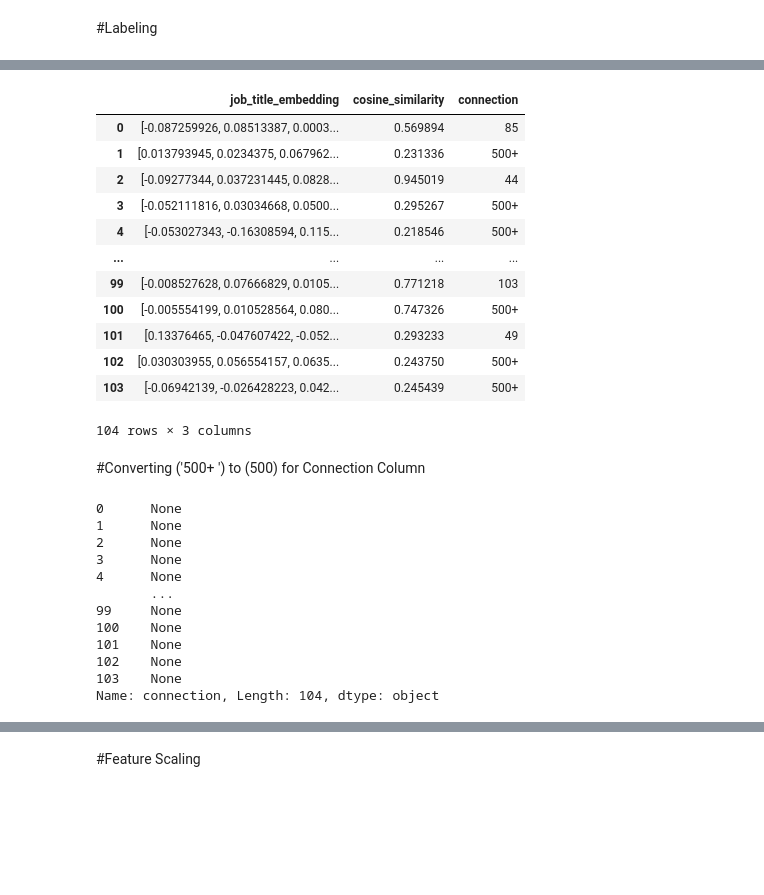
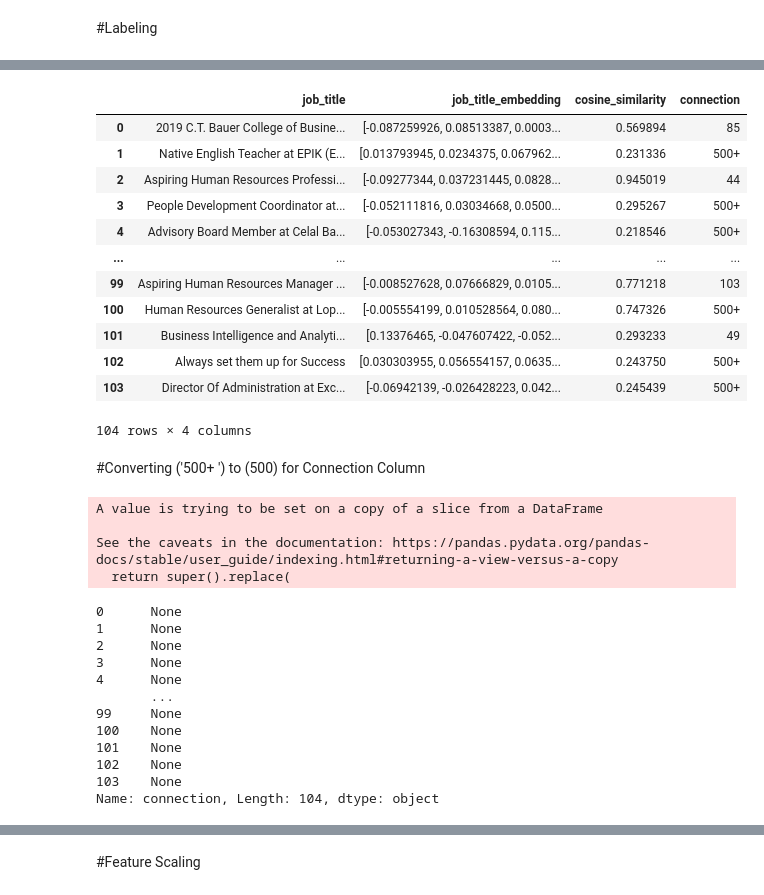
Before and after one commit to AhmedAlYousif-AI/O0Zdp1U9TiVA1Qvv, a Jupyter notebook: Potential Talents Project (Word2Vec).ipynb, the cells around one changed output, grey strips where cells are left out. Drawn from its saved outputs; the diff is of its cells as text; code cells hidden in the pictures; blank space fills up the shorter version.

```diff
--- a/Potential Talents Project (Word2Vec).ipynb
+++ b/Potential Talents Project (Word2Vec).ipynb
@@ -187,7 +187,7 @@ data_3.drop(['fit'], axis=1, inplace=True)
 # %%
-data_3.dropna(subset=['job_title'], inplace=True)
+data_2.dropna(subset=['job_title'], inplace=True)
 
-data_3
+data_2
 # %% [output]
 |  | job_title | location | connection |
 | 0 | 2019 C.T. Bauer College of Busine... | Houston, Texas | 85 |
@@ -228,9 +228,9 @@ data_3.tail()
 | 102 | Always set them up for Success | Greater Los Angeles Area | 500+ |
 | 103 | Director Of Administration at Exc... | Katy, Texas | 500+ |
 # %%
-data_3.drop(['location'], axis=1, inplace=True)
+data_2.drop(['location'], axis=1, inplace=True)
 
-data_3
+data_2
 # %% [output]
 |  | job_title | connection |
 | 0 | 2019 C.T. Bauer College of Busine... | 85 |
@@ -271,10 +271,10 @@ def sentence_to_vector(sentence, model):
     return np.mean([model[word] for word in words], axis=0)
 
 # Apply word2vec to each sentence in the column
-data_3['job_title_embedding'] = data_3['job_title'].apply(lambda x: sentence_to_vector(x, word2vec_model))
+data_2['job_title_embedding'] = data_2['job_title'].apply(lambda x: sentence_to_vector(x, word2vec_model))
 
 # Display results
-print(data_3[['job_title', 'job_title_embedding']])
+print(data_2[['job_title', 'job_title_embedding']])
 # %% [output]
                                              job_title  \
 0    2019 C.T. Bauer College of Business Graduate (...
@@ -296,9 +296,9 @@ print(data_3[['job_title', 'job_title_embedding']])
 # %%
 w1 = sentence_to_vector('Aspiring human resources', word2vec_model)
 # %%
-data_3['cosine_similarity'] = data_3['job_title_embedding'].apply(lambda x: cosine_similarity([w1], [x])[0][0])
+data_2['cosine_similarity'] = data_2['job_title_embedding'].apply(lambda x: cosine_similarity([w1], [x])[0][0])
 
-data_3['cosine_similarity']
+data_2['cosine_similarity']
 # %% [output]
 0      0.569894
 1      0.231336
@@ -353,18 +333,18 @@ labeled_data.drop(['job_title'], axis=1, inplace=True)
 # %%
-labeled_data = labeled_data[['job_title_embedding', 'cosine_similarity', 'connection']]
+data_2 = data_2[['job_title', 'job_title_embedding', 'cosine_similarity', 'connection']]
 
-labeled_data
+data_2
 # %% [output]
-|  | job_title_embedding | cosine_similarity | connection |
-| 0 | [-0.087259926, 0.08513387, 0.0003... | 0.569894 | 85 |
-| 1 | [0.013793945, 0.0234375, 0.067962... | 0.231336 | 500+ |
-| 2 | [-0.09277344, 0.037231445, 0.0828... | 0.945019 | 44 |
-| 3 | [-0.052111816, 0.03034668, 0.0500... | 0.295267 | 500+ |
-| 4 | [-0.053027343, -0.16308594, 0.115... | 0.218546 | 500+ |
-| ... | ... | ... | ... |
-| 99 | [-0.008527628, 0.07666829, 0.0105... | 0.771218 | 103 |
-| 100 | [-0.005554199, 0.010528564, 0.080... | 0.747326 | 500+ |
-| 101 | [0.13376465, -0.047607422, -0.052... | 0.293233 | 49 |
-| 102 | [0.030303955, 0.056554157, 0.0635... | 0.243750 | 500+ |
-| 103 | [-0.06942139, -0.026428223, 0.042... | 0.245439 | 500+ |
+|  | job_title | job_title_embedding | cosine_similarity | connection |
+| 0 | 2019 C.T. Bauer College of Busine... | [-0.087259926, 0.08513387, 0.0003... | 0.569894 | 85 |
+| 1 | Native English Teacher at EPIK (E... | [0.013793945, 0.0234375, 0.067962... | 0.231336 | 500+ |
+| 2 | Aspiring Human Resources Professi... | [-0.09277344, 0.037231445, 0.0828... | 0.945019 | 44 |
+| 3 | People Development Coordinator at... | [-0.052111816, 0.03034668, 0.0500... | 0.295267 | 500+ |
+| 4 | Advisory Board Member at Celal Ba... | [-0.053027343, -0.16308594, 0.115... | 0.218546 | 500+ |
+| ... | ... | ... | ... | ... |
+| 99 | Aspiring Human Resources Manager ... | [-0.008527628, 0.07666829, 0.0105... | 0.771218 | 103 |
+| 100 | Human Resources Generalist at Lop... | [-0.005554199, 0.010528564, 0.080... | 0.747326 | 500+ |
+| 101 | Business Intelligence and Analyti... | [0.13376465, -0.047607422, -0.052... | 0.293233 | 49 |
+| 102 | Always set them up for Success | [0.030303955, 0.056554157, 0.0635... | 0.243750 | 500+ |
+| 103 | Director Of Administration at Exc... | [-0.06942139, -0.026428223, 0.042... | 0.245439 | 500+ |
-104 rows × 3 columns
+104 rows × 4 columns
@@ -373,19 +353,23 @@ data_4 = data_3.copy()
 # %% [markdown]
 #Converting ('500+ ') to (500) for Connection Column
 # %%
-data_4['connection'] = data_3['connection'].replace(['500+ '], [500], inplace=True)
+data_3['connection'] = data_2['connection'].replace(['500+ '], [500], inplace=True)
 
-data_4['connection']
+data_3['connection']
 # %% [output]
-0      None
-1      None
-2      None
-3      None
-4      None
-       ...
-99     None
-100    None
-101    None
-102    None
-103    None
-Name: connection, Length: 104, dtype: object
+A value is trying to be set on a copy of a slice from a DataFrame
+
+See the caveats in the documentation: https://pandas.pydata.org/pandas-docs/stable/user_guide/indexing.html#returning-a-view-versus-a-copy
+  return super().replace(
+0      None
+1      None
+2      None
+3      None
+4      None
+       ...
+99     None
+100    None
+101    None
+102    None
+103    None
+Name: connection, Length: 104, dtype: object
```
Also changed, not shown: parts of 38 cells of this notebook.
